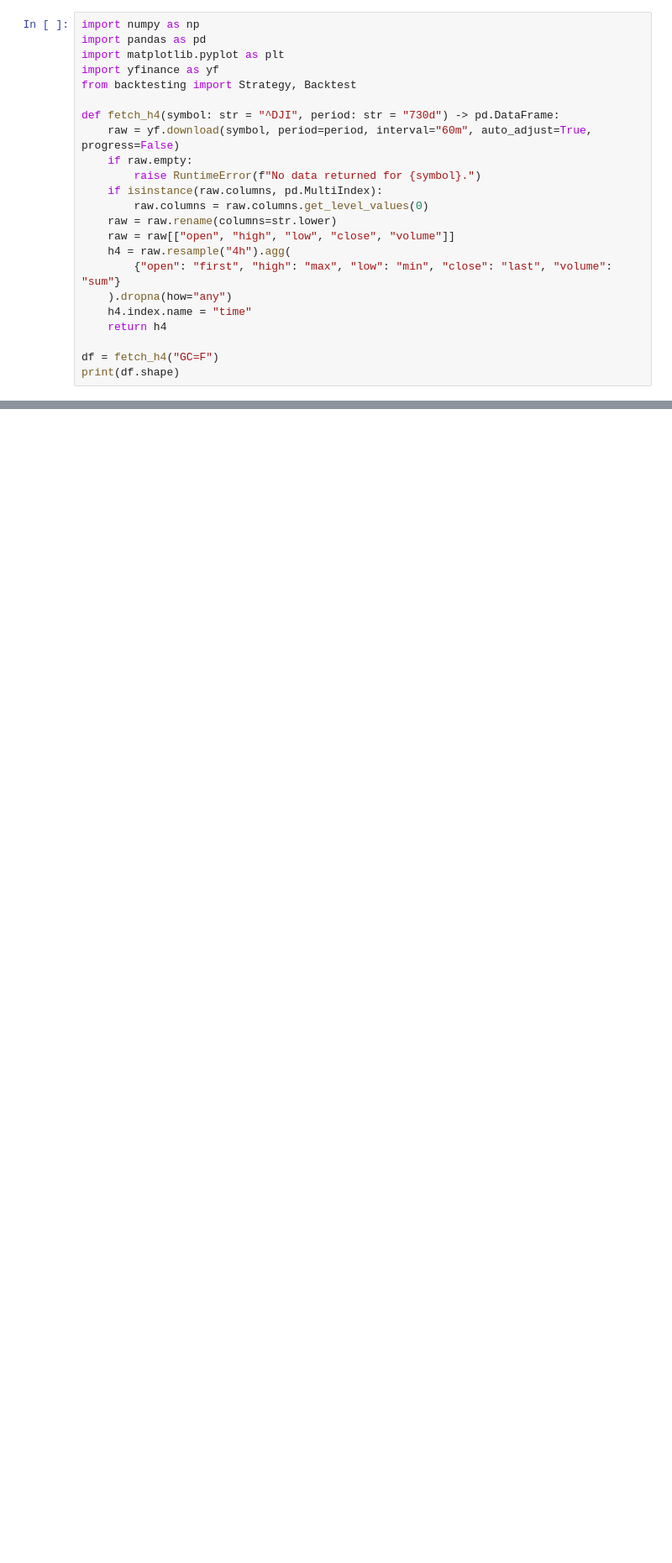
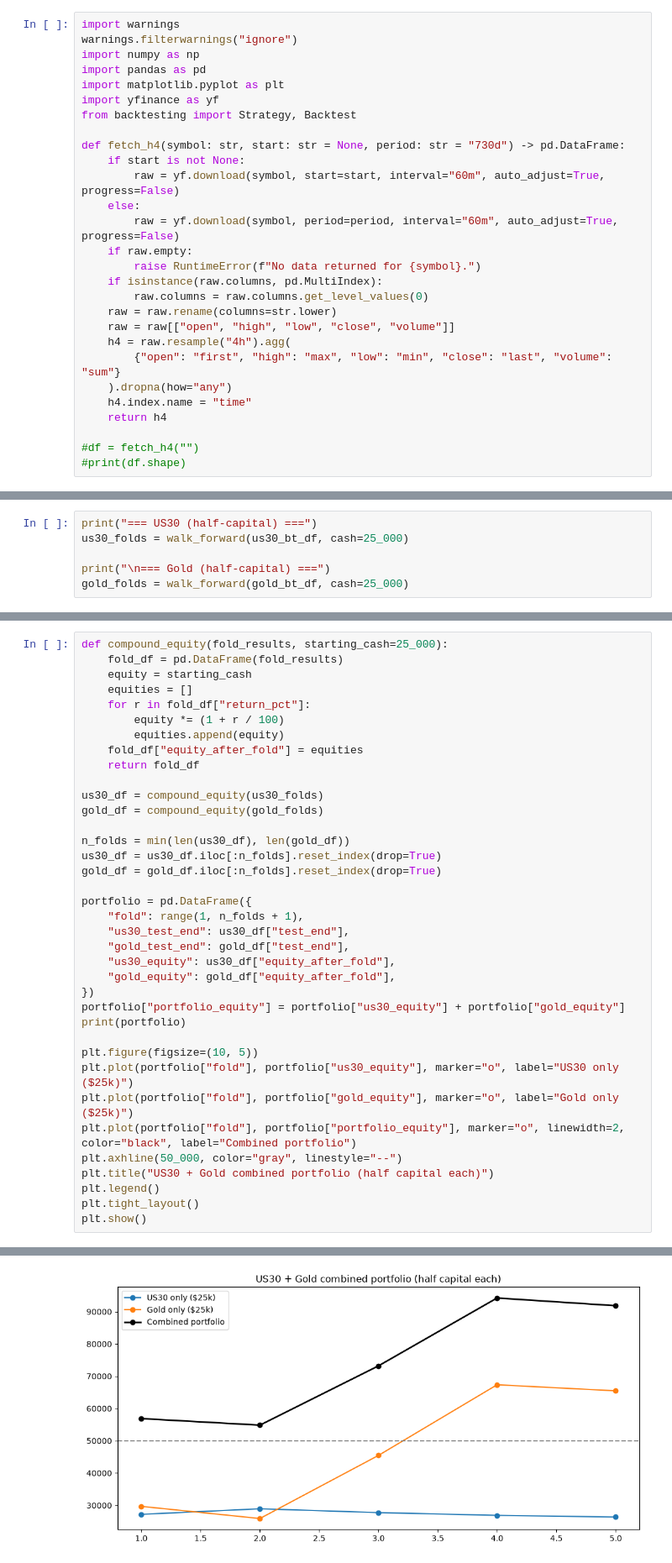
Before and after one commit to kaki222/us30-trading-bot, a Jupyter notebook: 02_walk_forward_validation.ipynb, the cells around one changed output, grey strips where cells are left out. Shown at 84% size. Drawn from its saved outputs; the diff is of its cells as text; blank space fills up the shorter version.

Commit message:
Add US30+Gold combined portfolio test; diagnose stop-loss whipsaw in US30 losing folds

```diff
--- a/02_walk_forward_validation.ipynb
+++ b/02_walk_forward_validation.ipynb
@@ -1,12 +1,17 @@
 # %%
+import warnings
+warnings.filterwarnings("ignore")
 import numpy as np
 import pandas as pd
 import matplotlib.pyplot as plt
 import yfinance as yf
 from backtesting import Strategy, Backtest
 
-def fetch_h4(symbol: str = "^DJI", period: str = "730d") -> pd.DataFrame:
-    raw = yf.download(symbol, period=period, interval="60m", auto_adjust=True, progress=False)
+def fetch_h4(symbol: str, start: str = None, period: str = "730d") -> pd.DataFrame:
+    if start is not None:
+        raw = yf.download(symbol, start=start, interval="60m", auto_adjust=True, progress=False)
+    else:
+        raw = yf.download(symbol, period=period, interval="60m", auto_adjust=True, progress=False)
     if raw.empty:
         raise RuntimeError(f"No data returned for {symbol}.")
     if isinstance(raw.columns, pd.MultiIndex):
@@ -19,8 +24,8 @@ def fetch_h4(symbol: str = "^DJI", period: str = "730d") -> pd.DataFrame:
     h4.index.name = "time"
     return h4
 
-df = fetch_h4("GC=F")
-print(df.shape)
+#df = fetch_h4("")
+#print(df.shape)
 # %% [output]
 [interactive output not drawn]
 [interactive output not drawn]
@@ -250,0 +214,6 @@ Total compounded return: 6.75%
+# %%
+print("=== US30 (half-capital) ===")
+us30_folds = walk_forward(us30_bt_df, cash=25_000)
+
+print("\n=== Gold (half-capital) ===")
+gold_folds = walk_forward(gold_bt_df, cash=25_000)
@@ -250,0 +244,38 @@ Total compounded return: 6.75%
+# %%
+def compound_equity(fold_results, starting_cash=25_000):
+    fold_df = pd.DataFrame(fold_results)
+    equity = starting_cash
+    equities = []
+    for r in fold_df["return_pct"]:
+        equity *= (1 + r / 100)
+        equities.append(equity)
+    fold_df["equity_after_fold"] = equities
+    return fold_df
+
+us30_df = compound_equity(us30_folds)
+gold_df = compound_equity(gold_folds)
+
+n_folds = min(len(us30_df), len(gold_df))
+us30_df = us30_df.iloc[:n_folds].reset_index(drop=True)
+gold_df = gold_df.iloc[:n_folds].reset_index(drop=True)
+
+portfolio = pd.DataFrame({
+    "fold": range(1, n_folds + 1),
+    "us30_test_end": us30_df["test_end"],
+    "gold_test_end": gold_df["test_end"],
+    "us30_equity": us30_df["equity_after_fold"],
+    "gold_equity": gold_df["equity_after_fold"],
+})
+portfolio["portfolio_equity"] = portfolio["us30_equity"] + portfolio["gold_equity"]
+print(portfolio)
+
+plt.figure(figsize=(10, 5))
+plt.plot(portfolio["fold"], portfolio["us30_equity"], marker="o", label="US30 only ($25k)")
+plt.plot(portfolio["fold"], portfolio["gold_equity"], marker="o", label="Gold only ($25k)")
+plt.plot(portfolio["fold"], portfolio["portfolio_equity"], marker="o", linewidth=2, color="black", label="Combined portfolio")
+plt.axhline(50_000, color="gray", linestyle="--")
+plt.title("US30 + Gold combined portfolio (half capital each)")
+plt.legend()
+plt.tight_layout()
+plt.show()
+# %% [output]
@@ -250,0 +295 @@ Total compounded return: 6.75%
+[figure, added]
```
Also changed, not shown: parts of 7 cells of this notebook, 1 other file.
